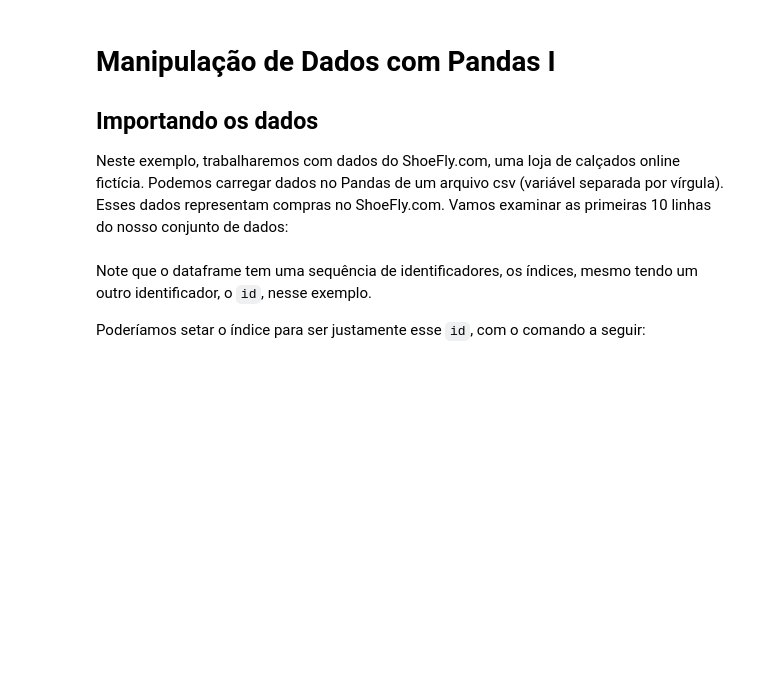
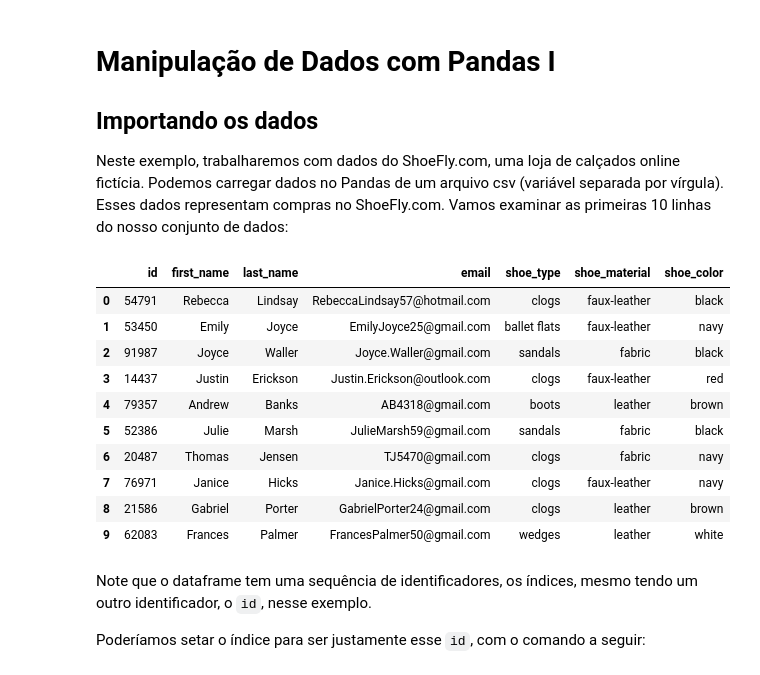
Before and after one commit to ramonbezerra/coderhouse-python-data, a Jupyter notebook: Aula 08 Manipulação de Dados com Pandas I.ipynb, the cells around one changed output. Saved outputs shown, nothing was run; the diff lists cells and outputs as text; code cells hidden in the pictures; blank space fills up the shorter version.

Commit message:
add soluções pandas I

```diff
--- a/Aula 08 Manipulação de Dados com Pandas I.ipynb
+++ b/Aula 08 Manipulação de Dados com Pandas I.ipynb
@@ -9,3 +7,19 @@ Neste exemplo, trabalharemos com dados do ShoeFly.com, uma loja de calçados onl
+# %%
+import pandas as pd
+df = pd.read_csv('shoefly_orders.csv')
+df.head(10)
+# %% [output]
+|  | id | first_name | last_name | email | shoe_type | shoe_material | shoe_color |
+| 0 | 54791 | Rebecca | Lindsay | RebeccaLindsay57@hotmail.com | clogs | faux-leather | black |
+| 1 | 53450 | Emily | Joyce | EmilyJoyce25@gmail.com | ballet flats | faux-leather | navy |
+| 2 | 91987 | Joyce | Waller | Joyce.Waller@gmail.com | sandals | fabric | black |
+| 3 | 14437 | Justin | Erickson | Justin.Erickson@outlook.com | clogs | faux-leather | red |
+| 4 | 79357 | Andrew | Banks | AB4318@gmail.com | boots | leather | brown |
+| 5 | 52386 | Julie | Marsh | JulieMarsh59@gmail.com | sandals | fabric | black |
+| 6 | 20487 | Thomas | Jensen | TJ5470@gmail.com | clogs | fabric | navy |
+| 7 | 76971 | Janice | Hicks | Janice.Hicks@gmail.com | clogs | faux-leather | navy |
+| 8 | 21586 | Gabriel | Porter | GabrielPorter24@gmail.com | clogs | leather | brown |
+| 9 | 62083 | Frances | Palmer | FrancesPalmer50@gmail.com | wedges | leather | white |
 # %% [markdown]
 Note que o dataframe tem uma sequência de identificadores, os índices, mesmo tendo um outro identificador, o `id`, nesse exemplo.
 
```
Also changed, not shown: parts of 31 cells of this notebook, 2 other files.
